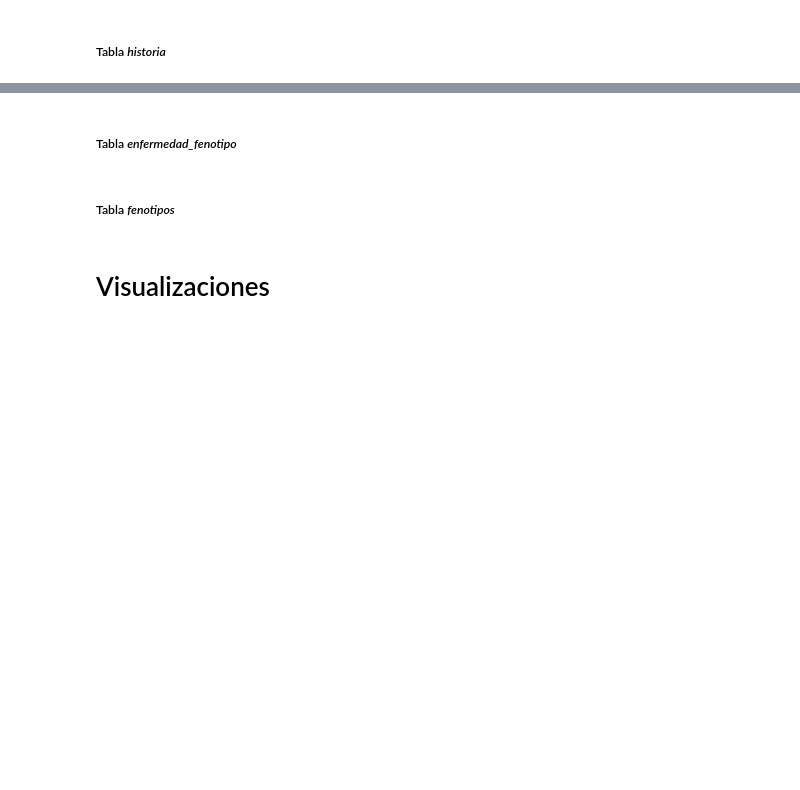
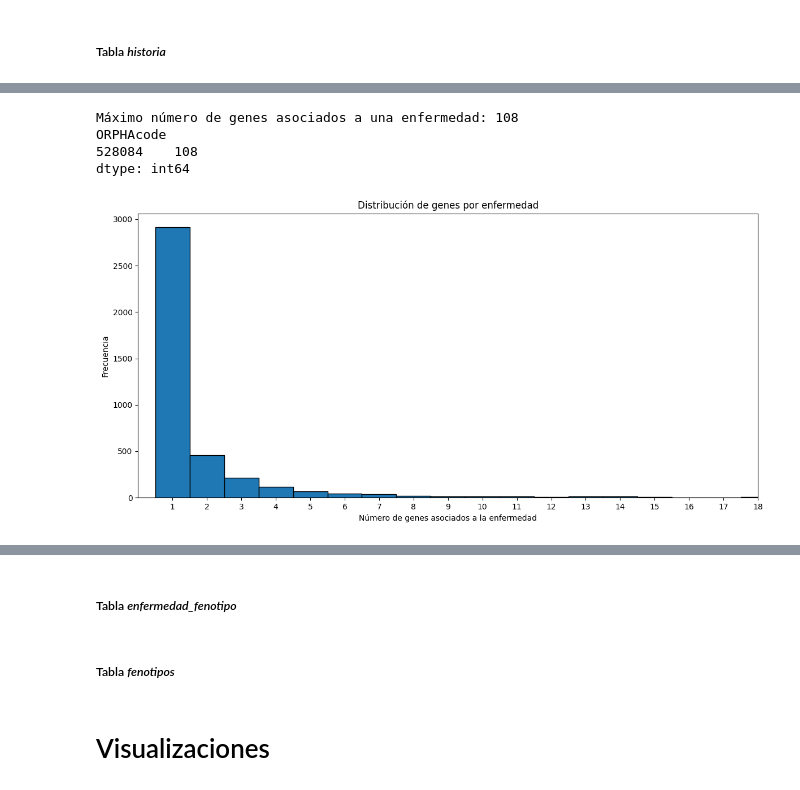
Before and after one commit to Muriburu/ITAcademy, a Jupyter notebook: Sprint 10 - Pràctica final/Code/Tratamiento_datos_Orphadata.ipynb, the cells around one changed output, grey strips where cells are left out. Saved outputs shown, nothing was run; the diff lists cells and outputs as text; code cells hidden in the pictures; blank space fills up the shorter version.

```diff
--- a/Sprint 10 - Pràctica final/Code/Tratamiento_datos_Orphadata.ipynb
+++ b/Sprint 10 - Pràctica final/Code/Tratamiento_datos_Orphadata.ipynb
@@ -569,0 +850,4 @@ clasificacion.loc[:, "clase"] = clasificacion["clase"].str.replace(
+# %%
+# Eliminar filas con ORPHAcode nulo
+enfermedad_gen = enfermedad_gen[enfermedad_gen['ORPHAcode'].notna()]
+enfermedad_gen = enfermedad_gen.drop(columns=['fuente_info'])
@@ -569,0 +880,3 @@ clasificacion.loc[:, "clase"] = clasificacion["clase"].str.replace(
+# %%
+genes = genes.drop(columns= ['hgnc_id', 'sinonimos', 'locus', 'tipo_gen'])
+genes
@@ -569,0 +897,4 @@ clasificacion.loc[:, "clase"] = clasificacion["clase"].str.replace(
+# %%
+enfermedades_geneticas = enfermedad_gen.merge(genes, how='left', on='simbolo_gen')
+print(enfermedades_geneticas.info())
+enfermedades_geneticas
@@ -569,0 +926,28 @@ clasificacion.loc[:, "clase"] = clasificacion["clase"].str.replace(
+# %%
+# Datos
+genes_por_enfermedad = enfermedades_geneticas.groupby('ORPHAcode').size()
+max_genes = genes_por_enfermedad.max()
+print(f"Máximo número de genes asociados a una enfermedad: {max_genes}")
+enfermedades_max_genes = genes_por_enfermedad[genes_por_enfermedad == max_genes]
+print(enfermedades_max_genes)
+
+# Crear bins de números enteros: desde 1 hasta el máximo + 1
+max_genes = genes_por_enfermedad.max()
+bins = np.arange(1, max_genes + 2)  # +2 porque el último bin es exclusivo
+
+# Graficar
+plt.figure(figsize=(12, 6))
+plt.hist(genes_por_enfermedad, bins=bins, edgecolor='black', align='left')
+plt.xticks(bins[:-1])  # Mostrar solo los enteros reales
+plt.xlim(0, 18)
+plt.xlabel('Número de genes asociados a la enfermedad')
+plt.ylabel('Frecuencia')
+plt.title('Distribución de genes por enfermedad')
+plt.tight_layout()
+plt.show()
+# %% [output]
+Máximo número de genes asociados a una enfermedad: 108
+ORPHAcode
+528084    108
+dtype: int64
+[figure, added]
```
Also changed, not shown: parts of 39 cells of this notebook, 4 other files.
